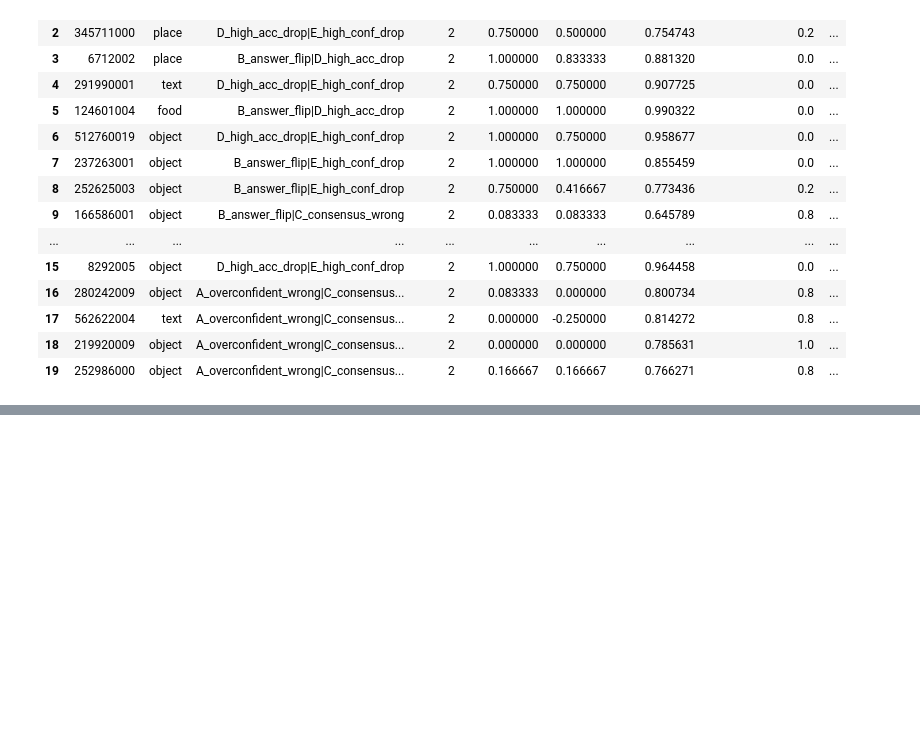
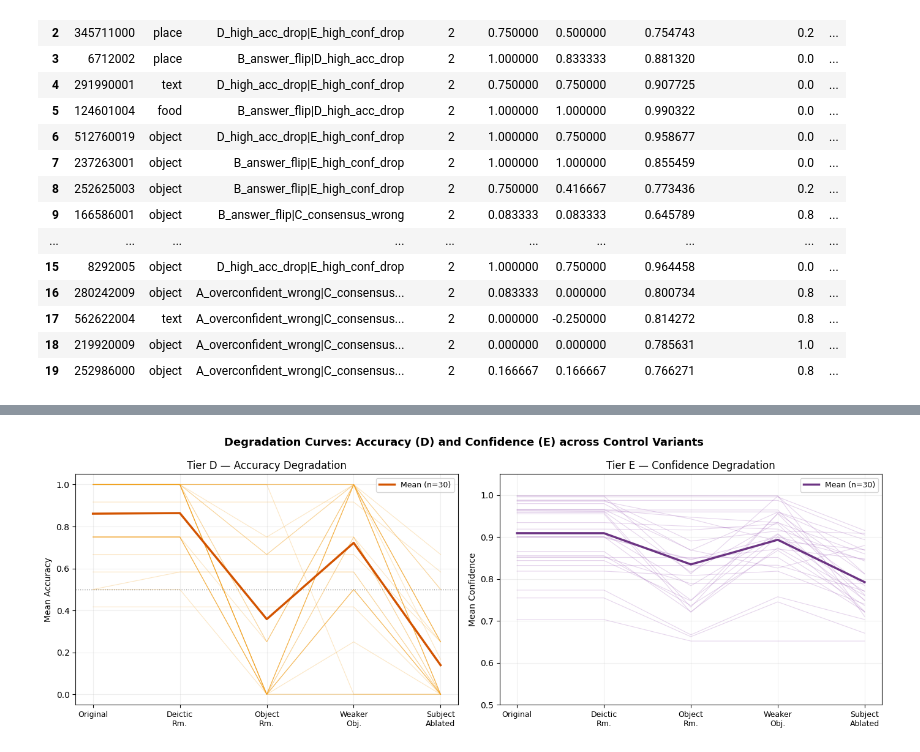
Before and after one commit to unolop/HPA, a Jupyter notebook: analysis/notebook/question_sampling.ipynb, the cells around one changed output, grey strips where cells are left out. Saved outputs shown, nothing was run; the diff lists cells and outputs as text; code cells hidden in the pictures; blank space fills up the shorter version.

```diff
--- a/analysis/notebook/question_sampling.ipynb
+++ b/analysis/notebook/question_sampling.ipynb
@@ -331,0 +547,85 @@ review_df[display_cols].head(20)
+# %%
+import matplotlib.pyplot as plt
+import matplotlib.gridspec as gridspec
+from IPython.display import display
+
+# ── Tier C: top 6 by frac_models_wrong ──────────────────────────────────────
+tier_c_ids = sampled_df[sampled_df['tiers'].str.contains('C_')].sort_values(
+    'frac_models_wrong', ascending=False)['question_id'].head(6).tolist()
+tier_c_df = review_df[review_df['question_id'].isin(tier_c_ids)].copy()
+tier_c_df = tier_c_df.sort_values('frac_models_wrong', ascending=False)
+
+display_c = tier_c_df[['question_id', 'ent', 'question_text', 'gt_answer', 'frac_models_wrong'] + MODEL_COLS].copy()
+display_c['Q'] = display_c['question_text'].apply(clean_q)
+display_c['GT (sample)'] = display_c['gt_answer'].apply(fmt_gt)
+display_c['% wrong'] = display_c['frac_models_wrong'].map('{:.0%}'.format)
+display_c = display_c[['question_id', 'ent', 'Q', 'GT (sample)', '% wrong'] + MODEL_COLS]
+
+styled_c = (display_c.style
+    .background_gradient(subset=['% wrong'], cmap='Reds')
+    .set_caption('Tier C — Cross-Model Consensus Wrong (top 6 by % models wrong)')
+    .set_table_styles([{'selector': 'caption', 'props': [('font-weight','bold'),('font-size','13px')]}])
+)
+display(styled_c)
+print("All models converge on the same wrong answer → the correct answer is underrepresented")
+print("in training data for these visual patterns.\n")
+
+# ── Tier D & E: Degradation Curves ─────────────────────────────────────────
+fig, (ax_d, ax_e) = plt.subplots(1, 2, figsize=(14, 5))
+fig.suptitle('Degradation Curves: Accuracy (D) and Confidence (E) across Control Variants',
+             fontsize=13, fontweight='bold')
+
+x = range(len(CONTROL_TYPES))
+x_labels = ['Original', 'Deictic\nRm.', 'Object\nRm.', 'Weaker\nObj.', 'Subject\nAblated']
+
+# Tier D — accuracy
+tier_d_ids = sampled_df[sampled_df['tiers'].str.contains('D_')]['question_id'].tolist()
+tier_d_curves = []
+for qid in tier_d_ids:
+    q_agg = agg[(agg['question_id'] == qid)].set_index('control_type')['mean_accuracy'].reindex(CONTROL_TYPES)
+    if q_agg.notna().sum() >= 3:
+        tier_d_curves.append(q_agg.values)
+        ax_d.plot(x, q_agg.values, color='#f39c12', alpha=0.25, linewidth=0.8)
+
+if tier_d_curves:
+    mean_d = np.nanmean(tier_d_curves, axis=0)
+    ax_d.plot(x, mean_d, color='#d35400', linewidth=2.5, label=f'Mean (n={len(tier_d_curves)})', zorder=5)
+ax_d.axhline(0.5, color='gray', linestyle=':', linewidth=1)
+ax_d.set_xticks(list(x))
+ax_d.set_xticklabels(x_labels, fontsize=9)
+ax_d.set_ylabel('Mean Accuracy')
+ax_d.set_ylim(-0.05, 1.05)
+ax_d.set_title('Tier D — Accuracy Degradation')
+ax_d.legend(fontsize=9)
+ax_d.grid(True, alpha=0.2)
+
+# Tier E — confidence
+tier_e_ids = sampled_df[sampled_df['tiers'].str.contains('E_')]['question_id'].tolist()
+tier_e_curves = []
+for qid in tier_e_ids:
+    q_agg = agg[(agg['question_id'] == qid)].set_index('control_type')['mean_confidence'].reindex(CONTROL_TYPES)
+    if q_agg.notna().sum() >= 3:
+        tier_e_curves.append(q_agg.values)
+        ax_e.plot(x, q_agg.values, color='#9b59b6', alpha=0.25, linewidth=0.8)
+
+if tier_e_curves:
+    mean_e = np.nanmean(tier_e_curves, axis=0)
+    ax_e.plot(x, mean_e, color='#6c3483', linewidth=2.5, label=f'Mean (n={len(tier_e_curves)})', zorder=5)
+ax_e.set_xticks(list(x))
+ax_e.set_xticklabels(x_labels, fontsize=9)
+ax_e.set_ylabel('Mean Confidence')
+ax_e.set_ylim(0.5, 1.05)
+ax_e.set_title('Tier E — Confidence Degradation')
+ax_e.legend(fontsize=9)
+ax_e.grid(True, alpha=0.2)
+
+plt.tight_layout()
+plt.savefig(f'{FIGURES_DIR}/tier_d_e_degradation.png', dpi=150, bbox_inches='tight')
+plt.show()
+
+print("Tier D: When the specific object reference is removed, accuracy collapses → the model was")
+print("using the word 'clock'/'house' as a retrieval key, not the image.")
+print()
+print("Tier E: Confidence drops even when the answer stays correct → models 'know' the question")
+print("became harder, betraying sensitivity to surface cues over grounded understanding.")
+# %% [output]
@@ -331,0 +636 @@ review_df[display_cols].head(20)
+[figure, added]
```
Also changed, not shown: parts of 9 cells of this notebook, 8 other files.
